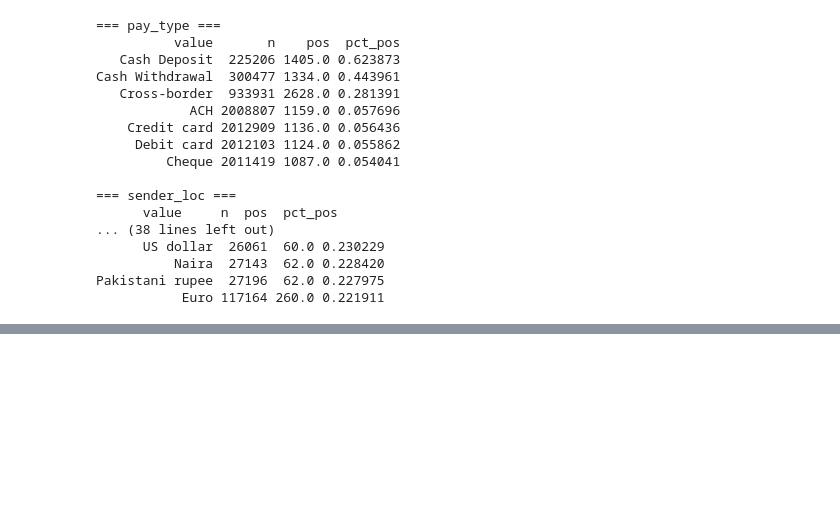
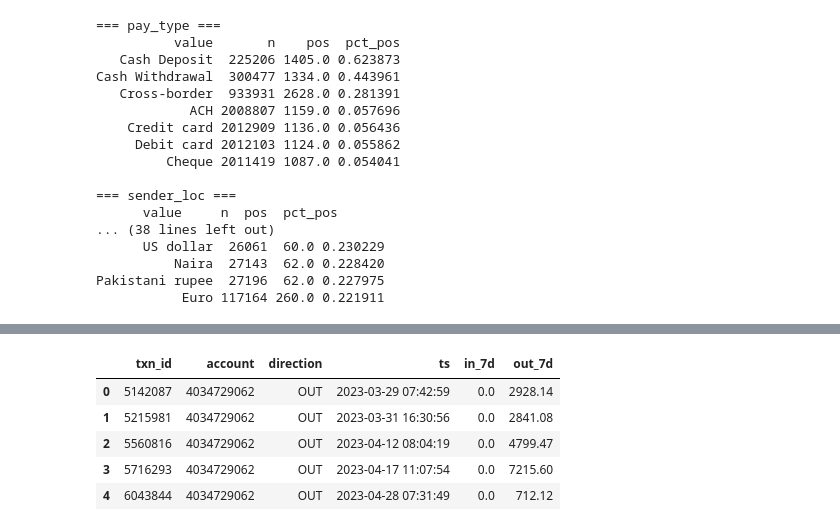
Before and after one commit to cadowling/project-portfolio, a Jupyter notebook: SAML-D_Feature_Engineering_XGB.ipynb, the cells around one changed output, grey strips where cells are left out. Saved outputs shown, nothing was run; the diff lists cells and outputs as text; code cells hidden in the pictures; blank space fills up the shorter version.

```diff
--- a/SAML-D_Feature_Engineering_XGB.ipynb
+++ b/SAML-D_Feature_Engineering_XGB.ipynb
@@ -349,3 +349,25 @@ con.execute("SELECT * FROM leg_feat LIMIT 5").df()
+# %%
+# Per-account directional flow.
+# Partitioned by account ONLY (not account+direction) so each leg row can see
+# that same account's inflow AND outflow over the window -- which is what a
+# pass-through / mule ratio actually requires.
+con.execute("""
+CREATE OR REPLACE TABLE acct_flow AS
+SELECT txn_id, account, direction, ts,
+       SUM(CASE WHEN direction='IN'  THEN amount ELSE 0 END) OVER w7 AS in_7d,
+       SUM(CASE WHEN direction='OUT' THEN amount ELSE 0 END) OVER w7 AS out_7d
+FROM legs
+WINDOW w7 AS (PARTITION BY account ORDER BY ts
+              RANGE BETWEEN INTERVAL 7 DAY PRECEDING AND CURRENT ROW)
+""")
+con.execute("SELECT * FROM acct_flow LIMIT 5").df()
+# %% [output]
+|  | txn_id | account | direction | ts | in_7d | out_7d |
+| 0 | 5142087 | 4034729062 | OUT | 2023-03-29 07:42:59 | 0.0 | 2928.14 |
+| 1 | 5215981 | 4034729062 | OUT | 2023-03-31 16:30:56 | 0.0 | 2841.08 |
+| 2 | 5560816 | 4034729062 | OUT | 2023-04-12 08:04:19 | 0.0 | 4799.47 |
+| 3 | 5716293 | 4034729062 | OUT | 2023-04-17 11:07:54 | 0.0 | 7215.60 |
+| 4 | 6043844 | 4034729062 | OUT | 2023-04-28 07:31:49 | 0.0 | 712.12 |
 # %%
 FAN_WINDOW = 7
 con.execute(f"""
```
Also changed, not shown: parts of 28 cells of this notebook.
